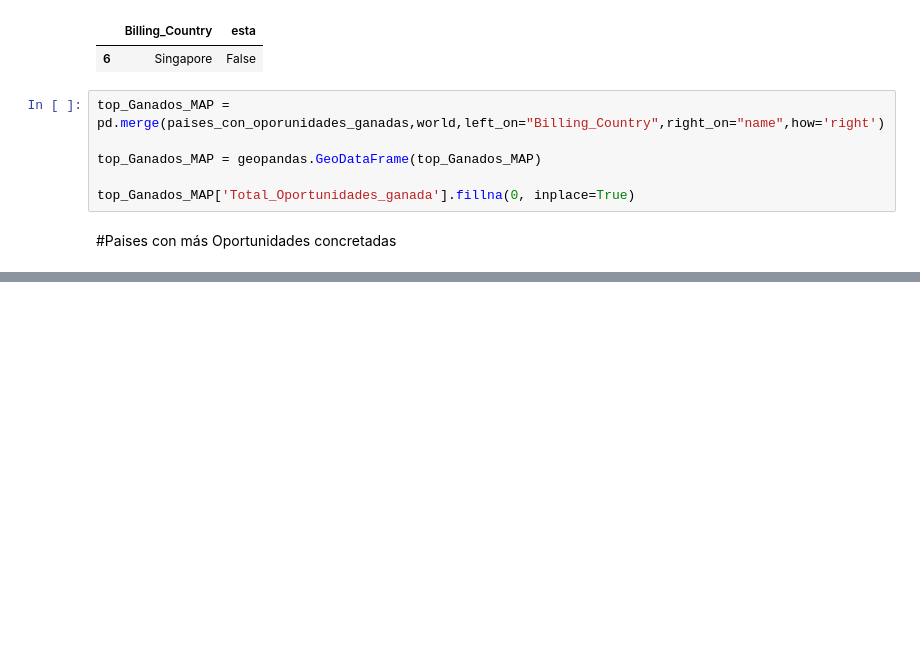
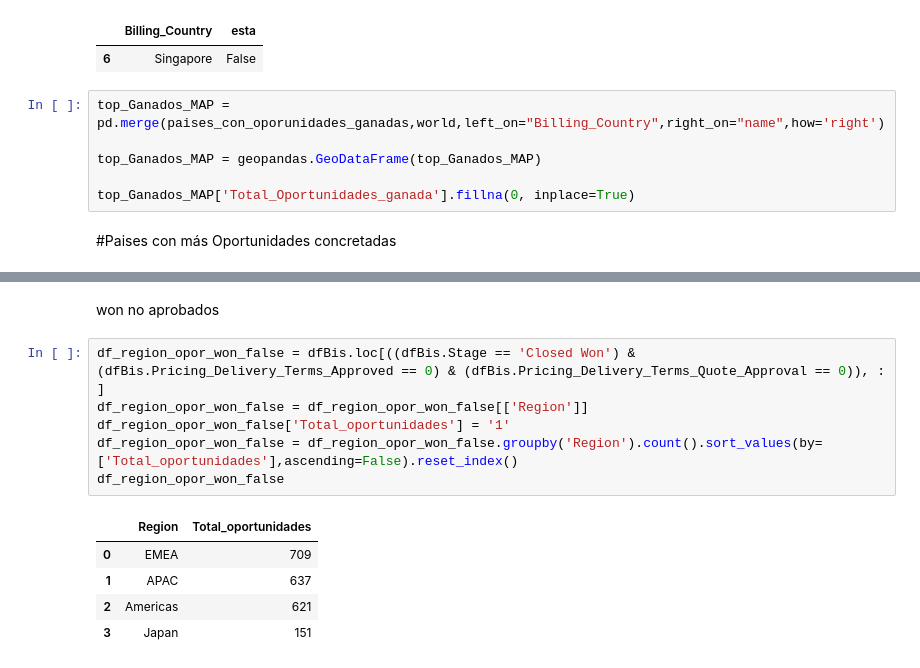
Before and after one commit to Fiuba-Big-Data-Analytics/Fiuba-Big-Data-Analytics-TPs, a Jupyter notebook: Tp1/Elvis/Orga_TP1_V_Colab.ipynb, the cells around one changed output, grey strips where cells are left out. Cells and saved outputs as stored; diff of their text form; blank space fills up the shorter version.

```diff
--- a/Tp1/Elvis/Orga_TP1_V_Colab.ipynb
+++ b/Tp1/Elvis/Orga_TP1_V_Colab.ipynb
@@ -537,0 +679,14 @@ cbar = fig.colorbar(sm)
+# %% [markdown]
+won no aprobados
+# %%
+df_region_opor_won_false = dfBis.loc[((dfBis.Stage == 'Closed Won') & (dfBis.Pricing_Delivery_Terms_Approved == 0) & (dfBis.Pricing_Delivery_Terms_Quote_Approval == 0)), : ]
+df_region_opor_won_false = df_region_opor_won_false[['Region']]
+df_region_opor_won_false['Total_oportunidades'] = '1'
+df_region_opor_won_false = df_region_opor_won_false.groupby('Region').count().sort_values(by=['Total_oportunidades'],ascending=False).reset_index()
+df_region_opor_won_false
+# %% [output]
+|  | Region | Total_oportunidades |
+| 0 | EMEA | 709 |
+| 1 | APAC | 637 |
+| 2 | Americas | 621 |
+| 3 | Japan | 151 |
```
Also changed, not shown: parts of 33 cells of this notebook.
